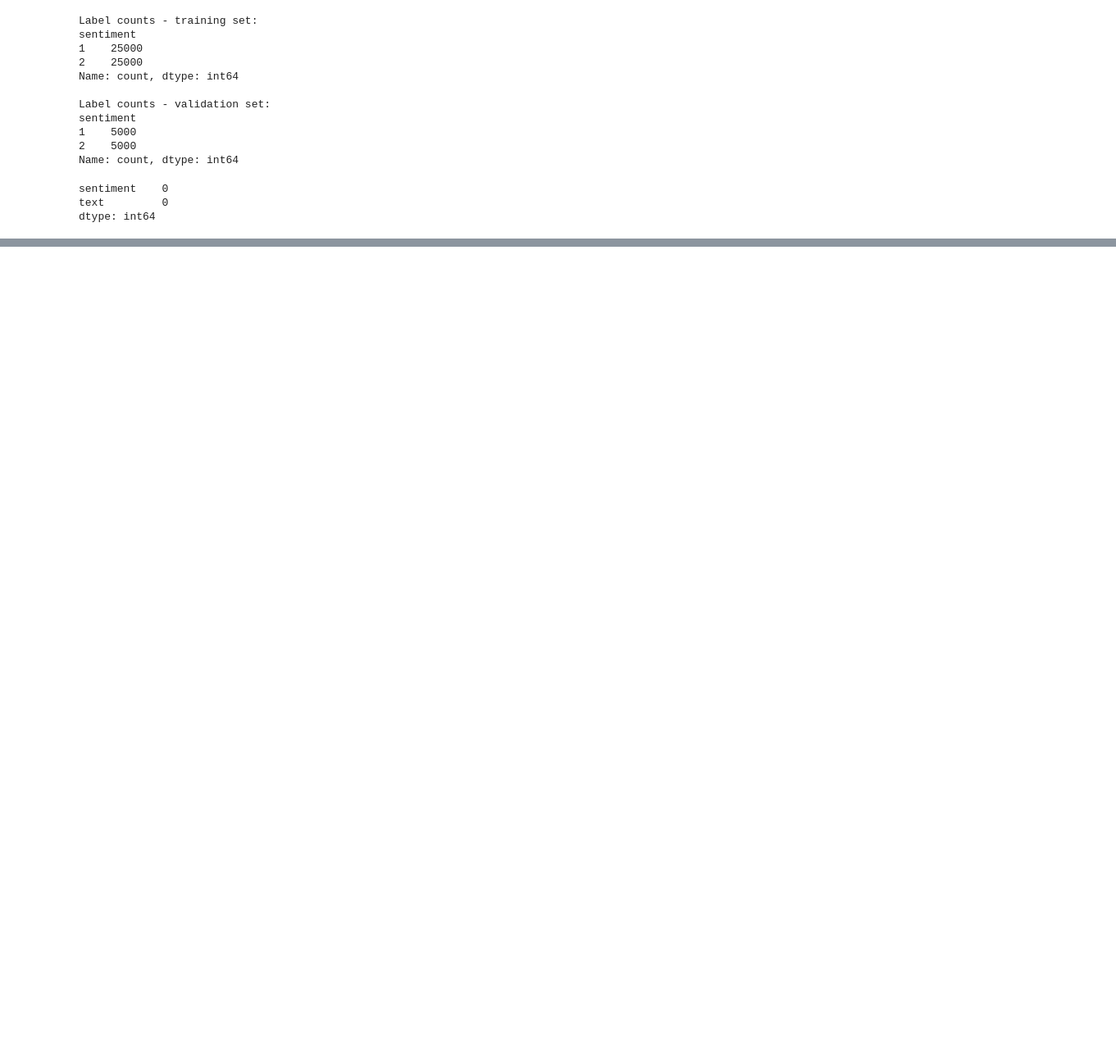
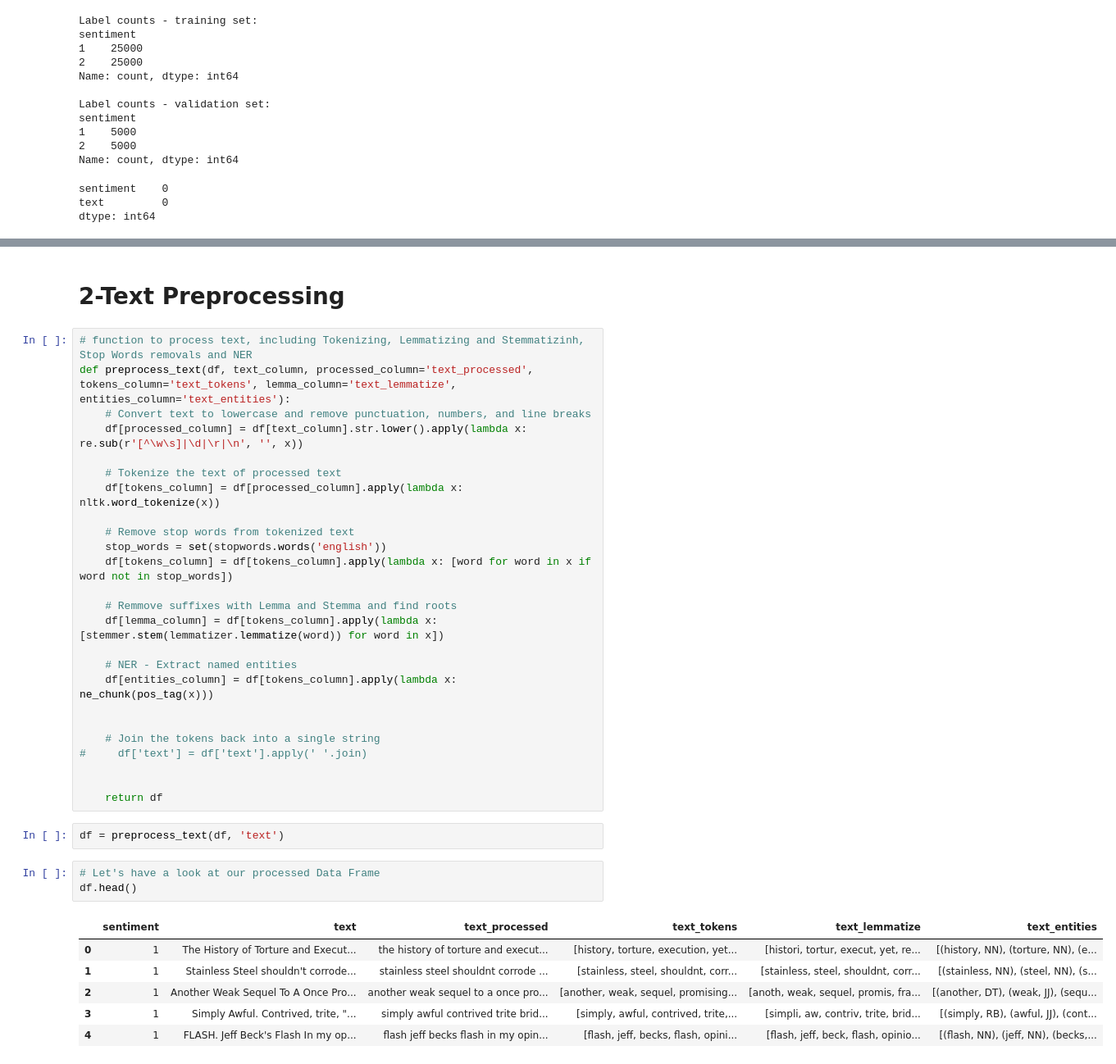
Before and after one commit to oherba/Web-scraping-and-sentiment-analysis-for-product-reputation-monitoring-and-tracking, a Jupyter notebook: sentiment_analysis.ipynb, the cells around one changed output, grey strips where cells are left out. Shown at 82% size. Saved outputs shown, nothing was run; the diff lists cells and outputs as text; blank space fills up the shorter version.

Commit message:
text preprocessing

```diff
--- a/sentiment_analysis.ipynb
+++ b/sentiment_analysis.ipynb
@@ -157,3 +192,42 @@ dtype: int64
 sns.countplot(x=df["sentiment"]);
 # %% [output]
 [figure]
+# %% [markdown]
+# 2-Text Preprocessing
+# %%
+# function to process text, including Tokenizing, Lemmatizing and Stemmatizinh, Stop Words removals and NER
+def preprocess_text(df, text_column, processed_column='text_processed', tokens_column='text_tokens', lemma_column='text_lemmatize', entities_column='text_entities'):
+    # Convert text to lowercase and remove punctuation, numbers, and line breaks
+    df[processed_column] = df[text_column].str.lower().apply(lambda x: re.sub(r'[^\w\s]|\d|\r|\n', '', x))
+
+    # Tokenize the text of processed text
+    df[tokens_column] = df[processed_column].apply(lambda x: nltk.word_tokenize(x))
+
+    # Remove stop words from tokenized text
+    stop_words = set(stopwords.words('english'))
+    df[tokens_column] = df[tokens_column].apply(lambda x: [word for word in x if word not in stop_words])
+
+    # Remmove suffixes with Lemma and Stemma and find roots
+    df[lemma_column] = df[tokens_column].apply(lambda x: [stemmer.stem(lemmatizer.lemmatize(word)) for word in x])
+
+    # NER - Extract named entities
+    df[entities_column] = df[tokens_column].apply(lambda x: ne_chunk(pos_tag(x)))
+
+
+    # Join the tokens back into a single string
+#     df['text'] = df['text'].apply(' '.join)
+
+
+    return df
+# %%
+df = preprocess_text(df, 'text')
+# %%
+# Let's have a look at our processed Data Frame
+df.head()
+# %% [output]
+|  | sentiment | text | text_processed | text_tokens | text_lemmatize | text_entities |
+| 0 | 1 | The History of Torture and Execut... | the history of torture and execut... | [history, torture, execution, yet... | [histori, tortur, execut, yet, re... | [(history, NN), (torture, NN), (e... |
+| 1 | 1 | Stainless Steel shouldn't corrode... | stainless steel shouldnt corrode ... | [stainless, steel, shouldnt, corr... | [stainless, steel, shouldnt, corr... | [(stainless, NN), (steel, NN), (s... |
+| 2 | 1 | Another Weak Sequel To A Once Pro... | another weak sequel to a once pro... | [another, weak, sequel, promising... | [anoth, weak, sequel, promis, fra... | [(another, DT), (weak, JJ), (sequ... |
+| 3 | 1 | Simply Awful. Contrived, trite, "... | simply awful contrived trite brid... | [simply, awful, contrived, trite,... | [simpli, aw, contriv, trite, brid... | [(simply, RB), (awful, JJ), (cont... |
+| 4 | 1 | FLASH. Jeff Beck's Flash In my op... | flash jeff becks flash in my opin... | [flash, jeff, becks, flash, opini... | [flash, jeff, beck, flash, opinio... | [(flash, NN), (jeff, NN), (becks,... |
```
Also changed, not shown: parts of 1 cell of this notebook.
